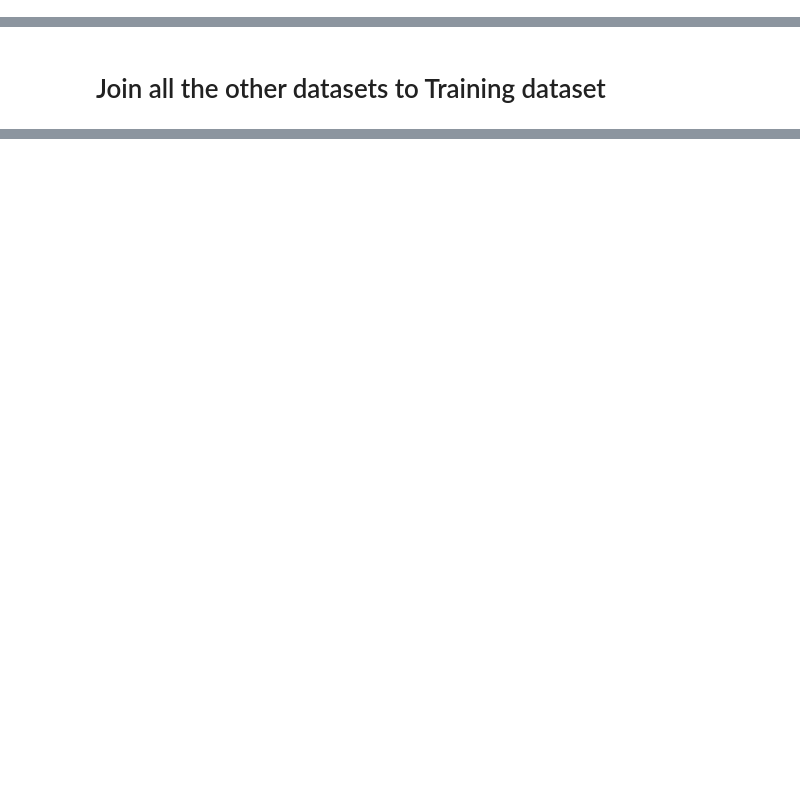
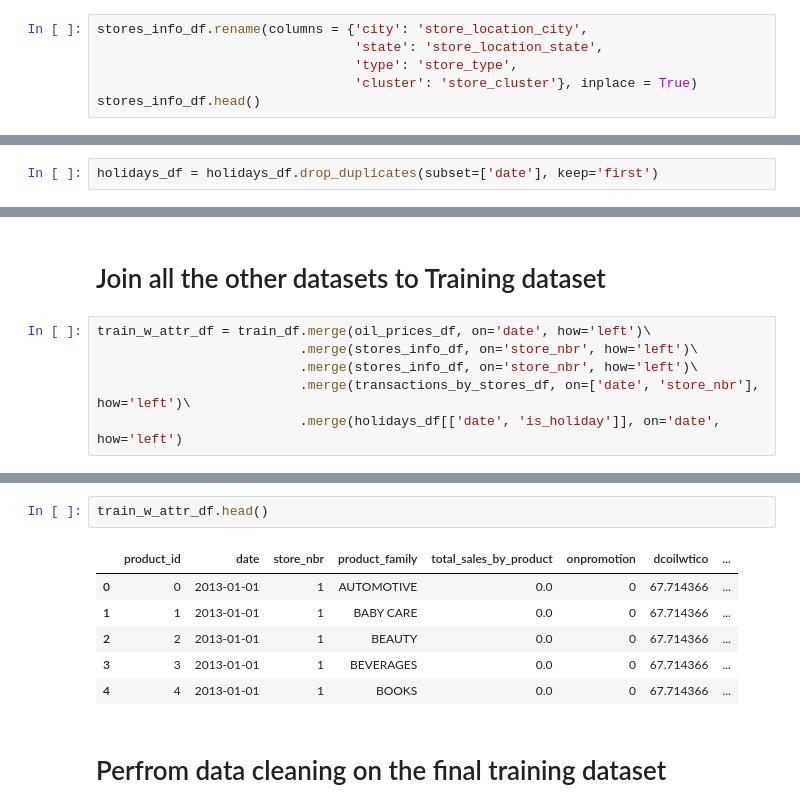
Before and after one commit to abhamolri/kaggle-store-sales-prediction, a Jupyter notebook: notebooks/exploratory_data_analysis.ipynb, the cells around one changed output, grey strips where cells are left out. Saved outputs shown, nothing was run; the diff lists cells and outputs as text; blank space fills up the shorter version.

```diff
--- a/notebooks/exploratory_data_analysis.ipynb
+++ b/notebooks/exploratory_data_analysis.ipynb
@@ -224,3 +230,9 @@ Column Name:  state
  'Los Rios' 'Azuay' 'Loja' 'El Oro' 'Esmeraldas' 'Manabi']
 Column Name:  type
 ['D' 'B' 'C' 'E' 'A']
+# %%
+stores_info_df.rename(columns = {'city': 'store_location_city',
+                                 'state': 'store_location_state',
+                                 'type': 'store_type',
+                                 'cluster': 'store_cluster'}, inplace = True)
+stores_info_df.head()
@@ -381,0 +436,2 @@ holidays_df.shape
+# %%
+holidays_df = holidays_df.drop_duplicates(subset=['date'], keep='first')
@@ -382,2 +442,8 @@ holidays_df.shape
 # %% [markdown]
 # Join all the other datasets to Training dataset
+# %%
+train_w_attr_df = train_df.merge(oil_prices_df, on='date', how='left')\
+                          .merge(stores_info_df, on='store_nbr', how='left')\
+                          .merge(stores_info_df, on='store_nbr', how='left')\
+                          .merge(transactions_by_stores_df, on=['date', 'store_nbr'], how='left')\
+                          .merge(holidays_df[['date', 'is_holiday']], on='date', how='left')
@@ -383,0 +454,11 @@ holidays_df.shape
+# %%
+train_w_attr_df.head()
+# %% [output]
+|  | product_id | date | store_nbr | product_family | total_sales_by_product | onpromotion | dcoilwtico | ... |
+| 0 | 0 | 2013-01-01 | 1 | AUTOMOTIVE | 0.0 | 0 | 67.714366 | ... |
+| 1 | 1 | 2013-01-01 | 1 | BABY CARE | 0.0 | 0 | 67.714366 | ... |
+| 2 | 2 | 2013-01-01 | 1 | BEAUTY | 0.0 | 0 | 67.714366 | ... |
+| 3 | 3 | 2013-01-01 | 1 | BEVERAGES | 0.0 | 0 | 67.714366 | ... |
+| 4 | 4 | 2013-01-01 | 1 | BOOKS | 0.0 | 0 | 67.714366 | ... |
+# %% [markdown]
+# Perfrom data cleaning on the final training dataset
```
Also changed, not shown: parts of 16 cells of this notebook.
